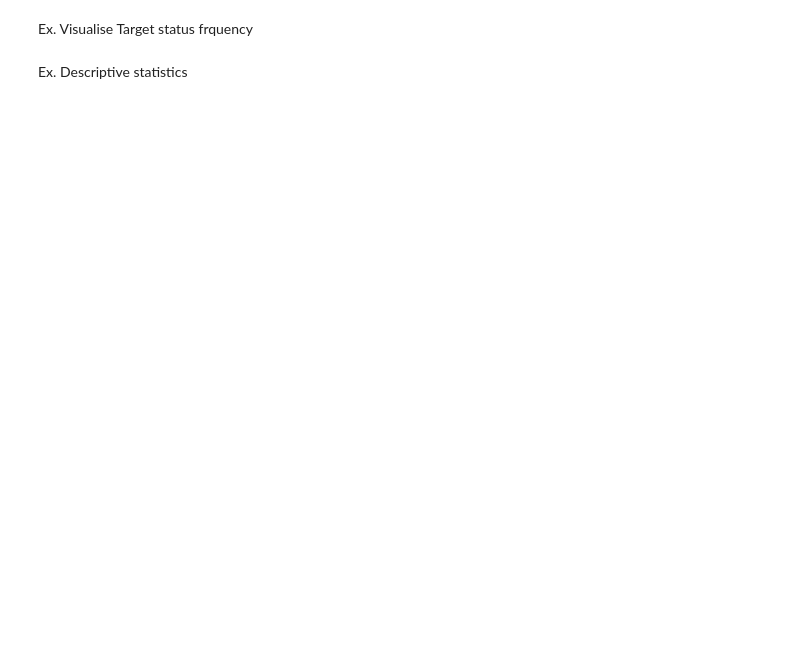
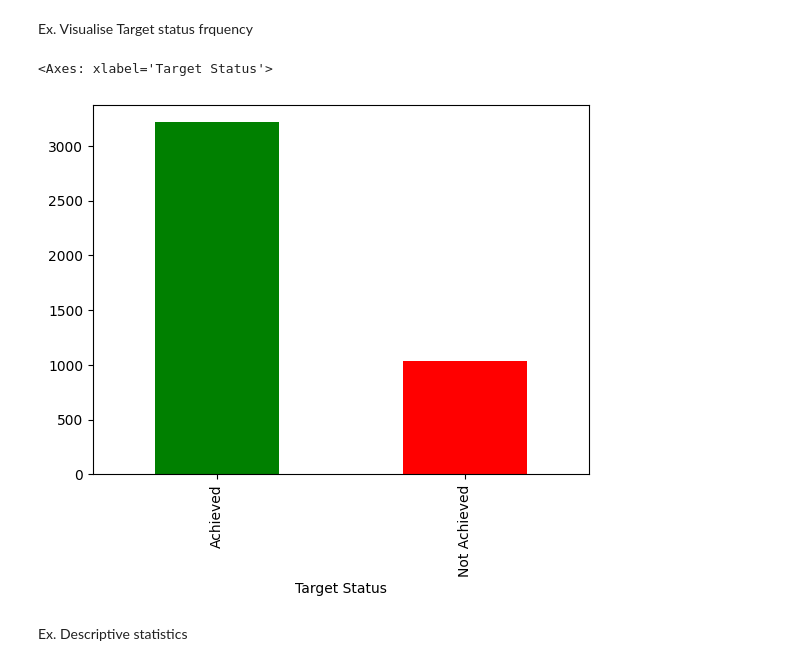
Before and after one commit to knowledge-corner/UST, a Jupyter notebook: python Demo.ipynb, the cells around one changed output. Saved outputs shown, nothing was run; the diff lists cells and outputs as text; code cells hidden in the pictures; blank space fills up the shorter version.

```diff
--- a/python Demo.ipynb
+++ b/python Demo.ipynb
@@ -74,4 +76,9 @@ df.head()
 # %% [markdown]
 Ex. Visualise Target status frquency
+# %%
+df.value_counts('Target Status').plot(kind='bar', color=['green', 'red'])
+# %% [output]
+<Axes: xlabel='Target Status'>
+[figure, added]
 # %% [markdown]
 Ex. Descriptive statistics
```
Also changed, not shown: parts of 4 cells of this notebook.
